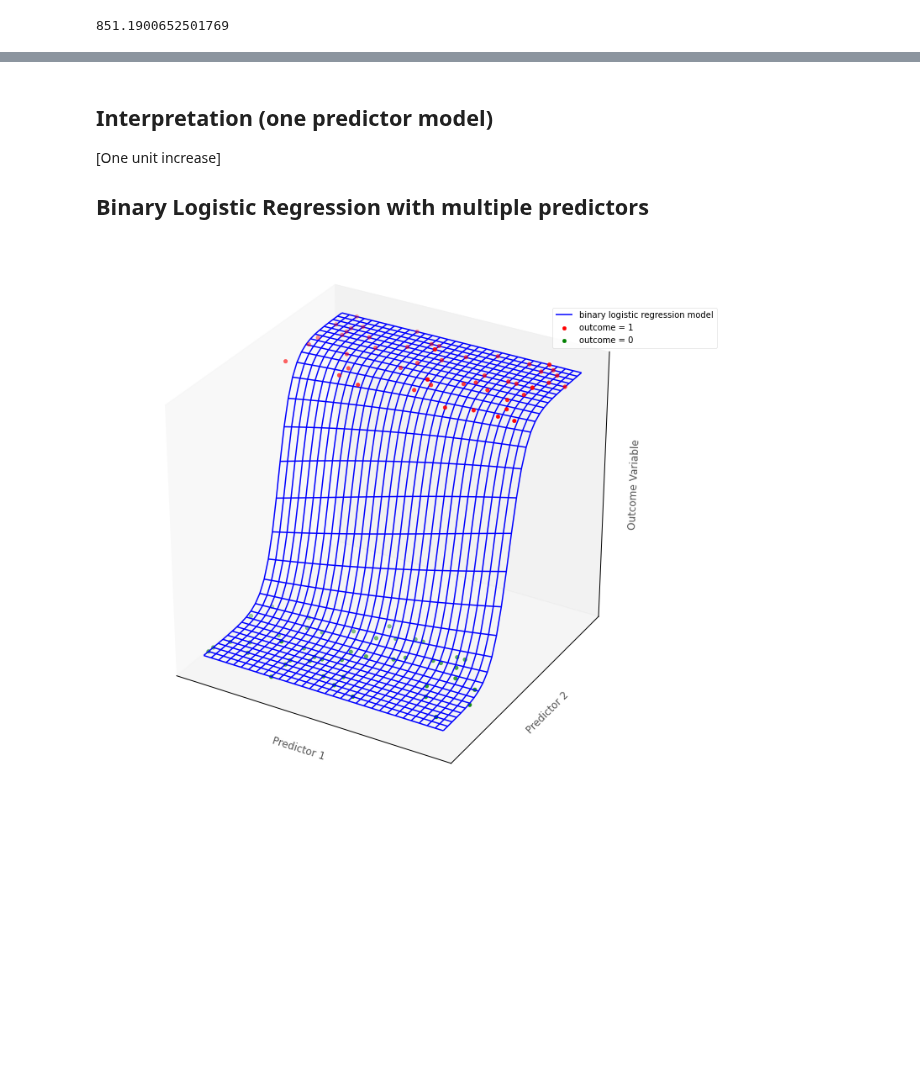
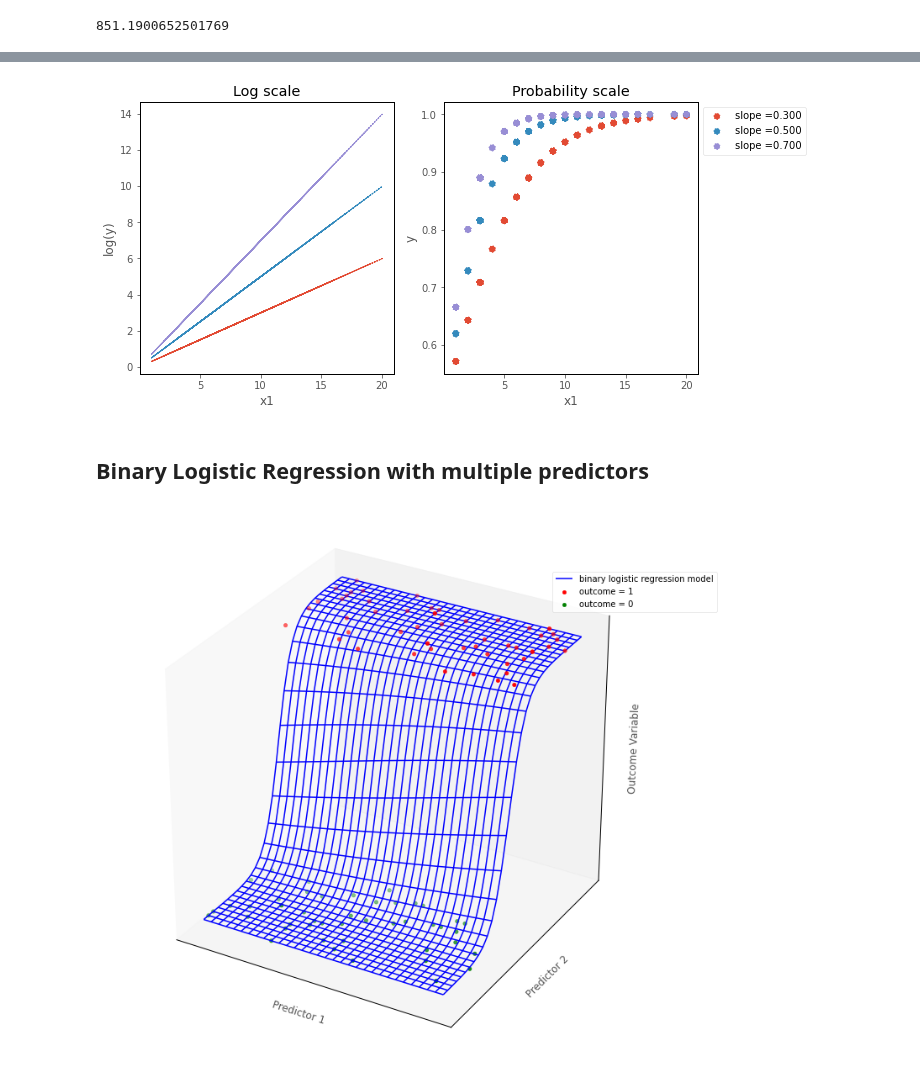
Before and after one commit to pxr687/islands_generalized_linear_models, a Jupyter notebook: 4_binary_logistic_regression.ipynb, the cells around one changed output, grey strips where cells are left out. Drawn from its saved outputs; the diff is of its cells as text; code cells hidden in the pictures; blank space fills up the shorter version.

```diff
--- a/4_binary_logistic_regression.ipynb
+++ b/4_binary_logistic_regression.ipynb
@@ -280,8 +351,30 @@ islands_GLM.addiction_plot(df, predictions = probability_predictions_1, plot_pre
+# %%
+plt.figure(figsize = (10, 5))
+plt.subplot(1,2,1)
+plt.title('Log scale')
+plt.xlabel('x1')
+plt.ylabel('log(y)')
+for slope in [0.3, 0.5, 0.7]:
+    plt.plot(df['number_of_social_contacts'],
+            b0 + slope * df['number_of_social_contacts'],
+            linewidth=1,
+            linestyle=':')
+
+plt.subplot(1,2,2)
+plt.title('Probability scale')
+plt.xlabel('x1')
+plt.ylabel('y')
+for slope in [0.3, 0.5, 0.7]:
+    plt.scatter(df['number_of_social_contacts'],
+            np.exp(b0 + slope * df['number_of_social_contacts'])/(1 + np.exp(b0 + slope * df['number_of_social_contacts'])),
+            linewidth=1,
+            linestyle=':',
+            label='slope =%.3f' % slope)
+
+plt.legend(bbox_to_anchor = (1,1));
+# %% [output]
+[figure, added]
 # %% [markdown]
-## Interpretation (one predictor model)
-
-[One unit increase]
-
 ## Binary Logistic Regression with multiple predictors
 # %%
 # show how binary logistic regression works in multiple dimensions
```
Also changed, not shown: parts of 18 cells of this notebook, 2 other files.
